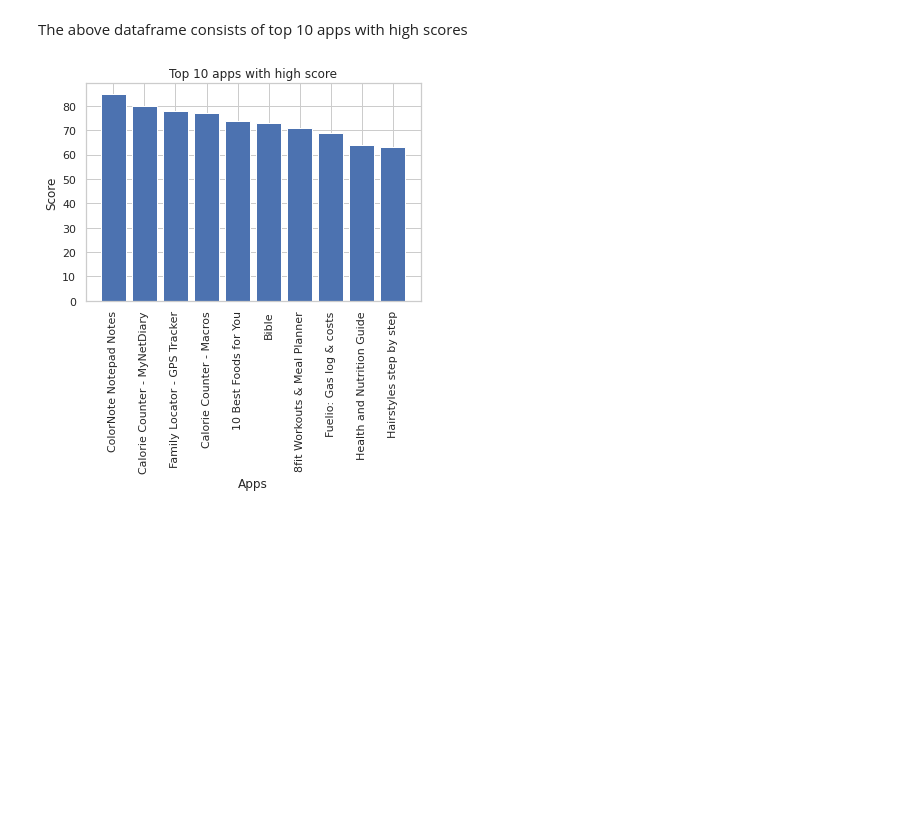
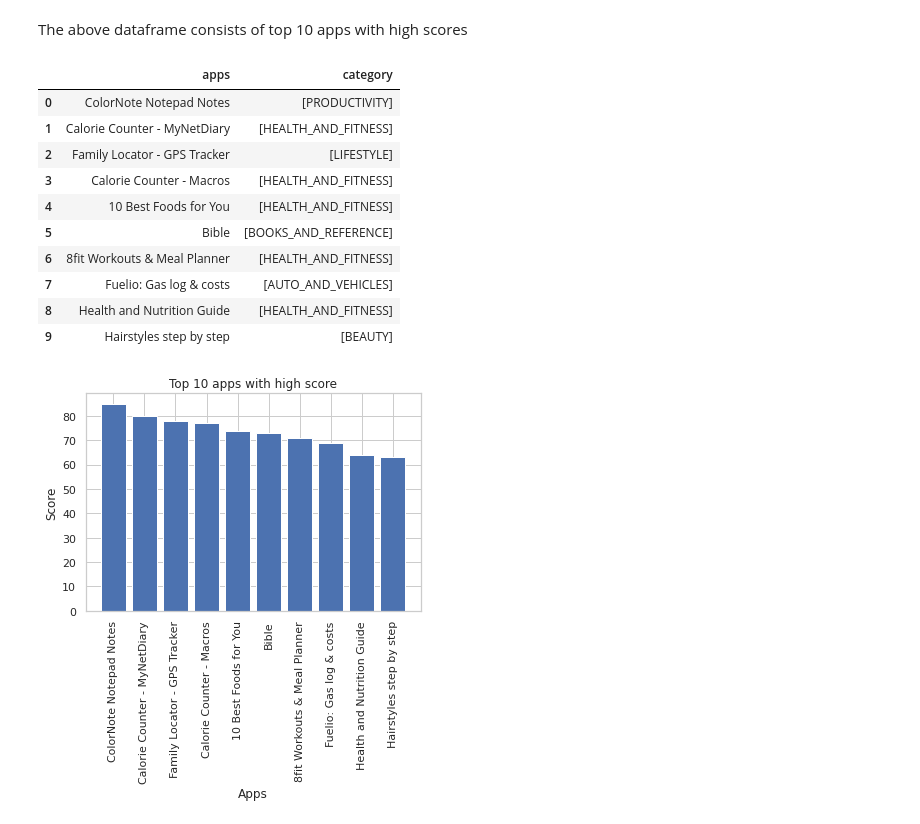
Before and after one commit to ahmedshaik982/Play_Store_App_Review_Analysis, a Jupyter notebook: Play_Store_App_Review_Analysis_Capstone_Project.ipynb, the cells around one changed output. Drawn from its saved outputs; the diff is of its cells as text; code cells hidden in the pictures; blank space fills up the shorter version.

```diff
--- a/Play_Store_App_Review_Analysis_Capstone_Project.ipynb
+++ b/Play_Store_App_Review_Analysis_Capstone_Project.ipynb
@@ -1186,6 +1186,30 @@ score_df.head(10)
 | 9 | 801 | Hairstyles step by step | 63 |
 # %% [markdown]
 The above dataframe consists of top 10 apps with high scores
+# %%
+# Displaying top 10 apps with more positive reviews and their respective categories
+top10apps = list(score_df.iloc[0:10, 1].values)
+cat = []
+for i in top10apps:
+  cat.append(new_data_app[new_data_app['App'] == i]['Category'].values)
+
+data = {
+    'apps':top10apps,
+    'category':cat
+}
+pd.DataFrame(data)
+# %% [output]
+|  | apps | category |
+| 0 | ColorNote Notepad Notes | [PRODUCTIVITY] |
+| 1 | Calorie Counter - MyNetDiary | [HEALTH_AND_FITNESS] |
+| 2 | Family Locator - GPS Tracker | [LIFESTYLE] |
+| 3 | Calorie Counter - Macros | [HEALTH_AND_FITNESS] |
+| 4 | 10 Best Foods for You | [HEALTH_AND_FITNESS] |
+| 5 | Bible | [BOOKS_AND_REFERENCE] |
+| 6 | 8fit Workouts & Meal Planner | [HEALTH_AND_FITNESS] |
+| 7 | Fuelio: Gas log & costs | [AUTO_AND_VEHICLES] |
+| 8 | Health and Nutrition Guide | [HEALTH_AND_FITNESS] |
+| 9 | Hairstyles step by step | [BEAUTY] |
 # %%
 # Visualization of top 10 apps with high score
 x_s = score_df.iloc[0:10, 1].values
```
Also changed, not shown: parts of 1 cell of this notebook.
